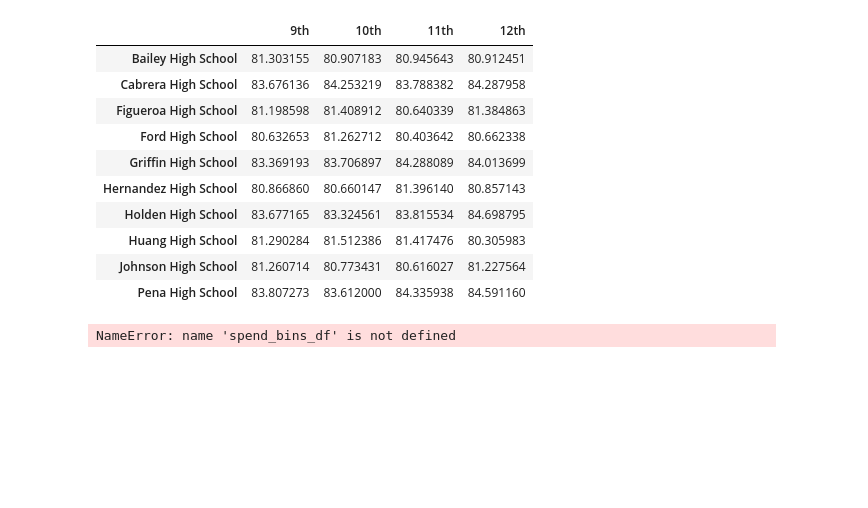
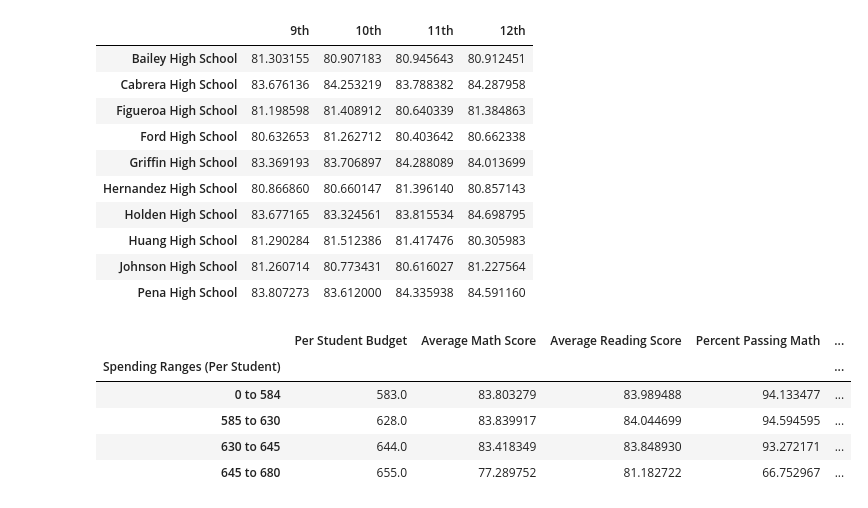
Before and after one commit to LizzyRevels/pandas_challenge, a Jupyter notebook: PyCitySchools/PyCitySchools_challenge.ipynb, the cells around one changed output. Drawn from its saved outputs; the diff is of its cells as text; code cells hidden in the pictures; blank space fills up the shorter version.

Commit message:
adding scores by school spending df

```diff
--- a/PyCitySchools/PyCitySchools_challenge.ipynb
+++ b/PyCitySchools/PyCitySchools_challenge.ipynb
@@ -313,41 +313,64 @@ read_scores_df.head(10)
 # %%
 #----------- Scores by School Spending---------
 # Create a table that breaks down school performances based on average Spending Ranges (Per Student) ("PER STUDENT BUDGET").
 # Use 4 reasonable bins to group school spending.
 # Spending Ranges (Per Student) bins are:
 
 
 grouped_school_df = district_data_df.groupby(["school_name"])
 students_per_school = grouped_school_df["Student ID"].count()
 budget_per_school = school_budget
 budget_per_student = school_budget/students_per_school
 
-bin_dicts =({
-    "Total Students": students_per_school,
-    "Total School Budget": school_budget,
-    "Per Student Budget": budget_per_student,
+# bin_dicts =({
+#     "Total Students": students_per_school,
+#     "Total School Budget": school_budget,
+#     "Per Student Budget": budget_per_student,
+# })
+# school_summary_df = pd.DataFrame(bin_dicts)
+# school_summary_df
+
+bins_dicts = ({"Per Student Budget": budget_per_student,
+    "Average Math Score": avg_math_per_school,
+    "Average Reading Score": avg_read_per_school,
+    "Percent Passing Math": percent_math_pass,
+    "Percent Passing Reading": percent_read_pass,
+    "Percent Overall Pass": percent_overall_pass_per_school
 })
-school_summary_df = pd.DataFrame(school_dicts)
-school_summary_df
+bins_df = pd.DataFrame(bins_dicts)
+bins_df
 
 bins = [0, 585, 630, 645, 680]
 group_labels = ["0 to 584","585 to 630","630 to 645","645 to 680"]
-pd.cut(school_summary_df["Per Student Budget"], bins, labels=group_labels).head()
+bins_df["Spending Ranges (Per Student)"] = pd.cut(bins_df["Per Student Budget"], bins, labels=group_labels, include_lowest=True)
+bins_df
 
-spend_bins_df =
-spend_bins_df["Spending Ranges Per Student"] = pd.cut(school_summary_df["Per Student Budget"], bins, labels=group_labels)
-spend_bins_df.head()
+bins_df = bins_df.groupby("Spending Ranges (Per Student)")
+bins_df.max()
+
+# # bins_df["Spending Ranges Per Student"] = pd.cut(bins_df["budget_per_student"], bins, labels=group_labels)
+# bins_df
+
+# spend_bins_df["Per Student Budget"] = pd.cut(df["Test Score"], bins, labels=group_labels)
+# df
+
+
 
 # Now I need to find that avg/overall/percent scores PER BIN.
 
 # Include in the table each of the following:
 # Average Math Score
 # Average Reading Score
 # % Passing Math
 # % Passing Reading
 # Overall Passing Rate (Average of the above two)
 # %% [output]
-NameError: name 'spend_bins_df' is not defined
+|  | Per Student Budget | Average Math Score | Average Reading Score | Percent Passing Math | ... |
+| Spending Ranges (Per Student) |  |  |  |  | ... |
+| 0 to 584 | 583.0 | 83.803279 | 83.989488 | 94.133477 | ... |
+| 585 to 630 | 628.0 | 83.839917 | 84.044699 | 94.594595 | ... |
+| 630 to 645 | 644.0 | 83.418349 | 83.848930 | 93.272171 | ... |
+| 645 to 680 | 655.0 | 77.289752 | 81.182722 | 66.752967 | ... |
 # %%
 # ----------Scores by School Size--------------
 # Perform the same operations as above, based on school size.
```
